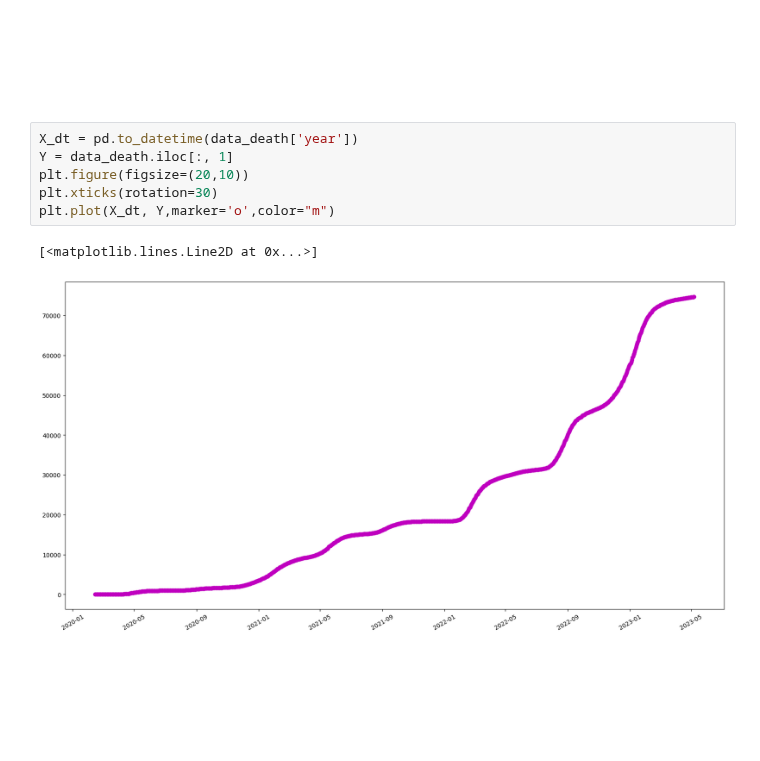
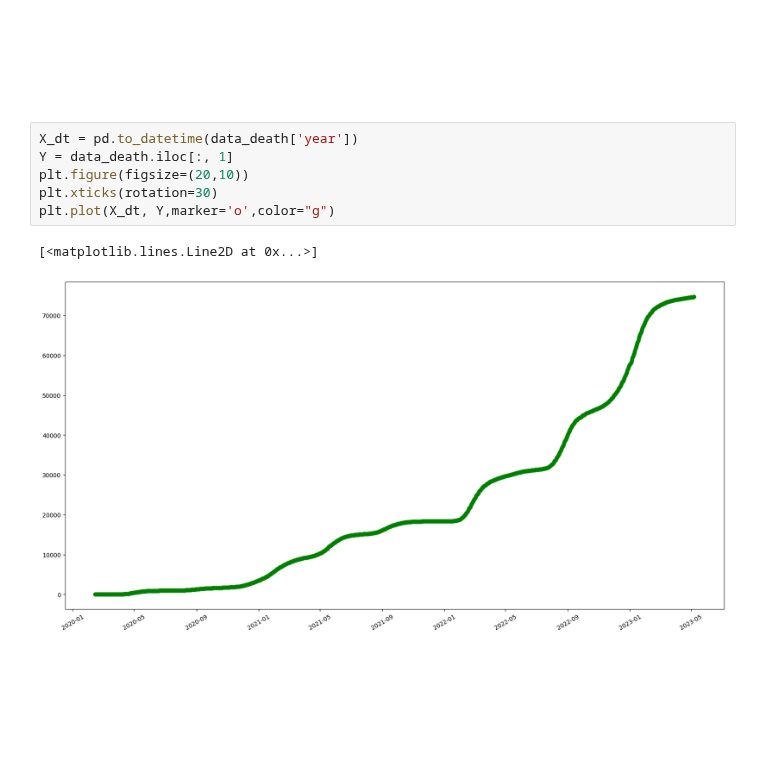
Before and after one commit to riicon72/kaggle, a Jupyter notebook: notebook_eda/eda-covid-19.ipynb, the cells around one changed output. Cells and saved outputs as stored; diff of their text form.

```diff
--- a/notebook_eda/eda-covid-19.ipynb
+++ b/notebook_eda/eda-covid-19.ipynb
@@ -56,12 +56,12 @@ data_pcr
 # %%
 X_dt = pd.to_datetime(data_death['year'])
 Y = data_death.iloc[:, 1]
 plt.figure(figsize=(20,10))
 plt.xticks(rotation=30)
-plt.plot(X_dt, Y,marker='o',color="m")
+plt.plot(X_dt, Y,marker='o',color="g")
 # %% [output]
 [<matplotlib.lines.Line2D at 0x...>]
-[figure, old version]
+[figure, new version]
 # %% [markdown]
 <a id="1"></a>
 # <p style="background-image: url(https://i.postimg.cc/vmDDpnSF/publicdomainq-0076134.jpg);font-family:Hiragino Sans;font-size:120%;color:white;text-align:center;border-radius:15px 50px; padding:7px"> bar graph-pcrdata-</p>
```
Also changed, not shown: parts of 2 cells of this notebook.
